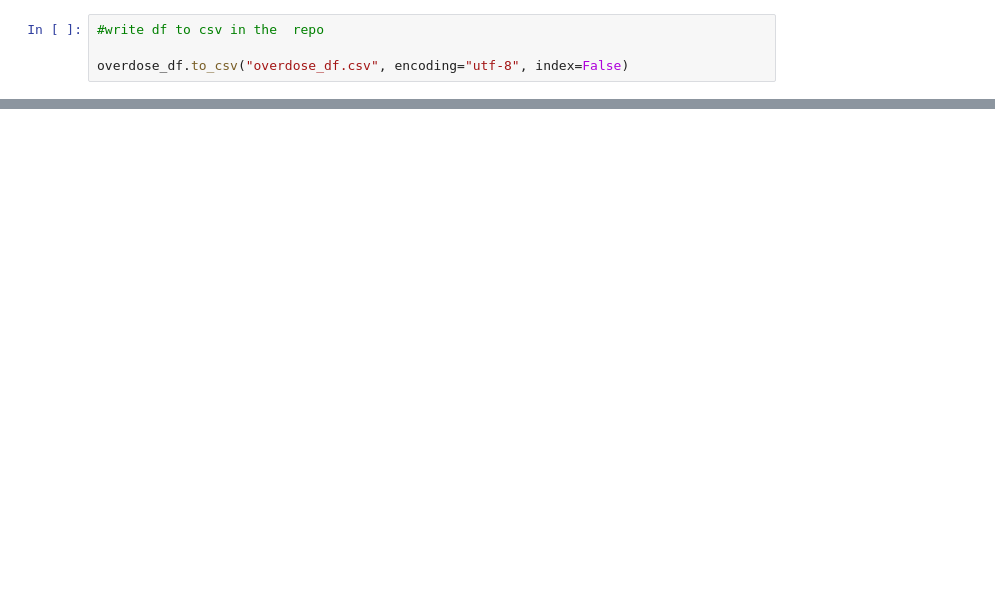
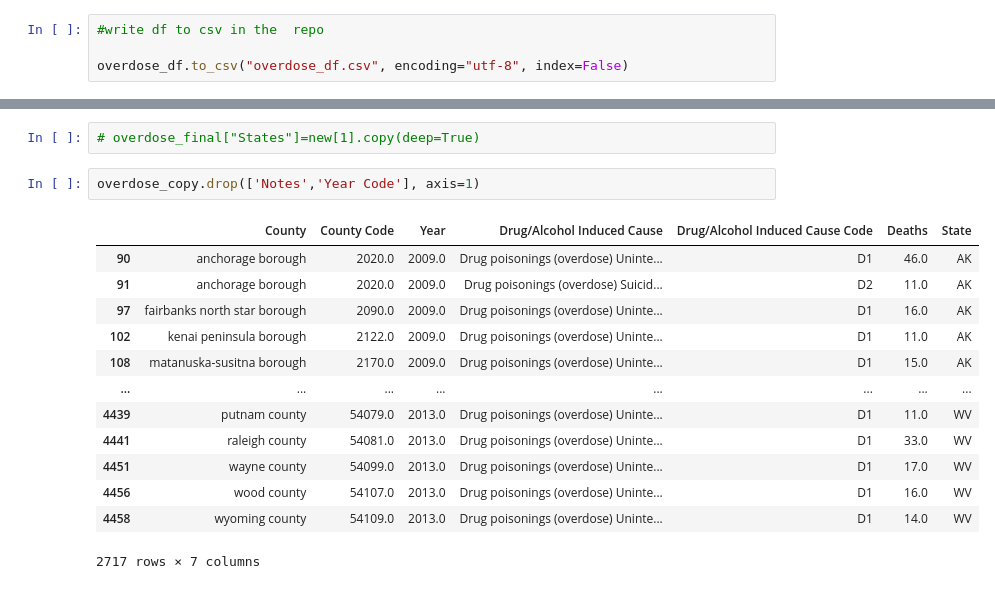
Before and after one commit to MIDS-at-Duke/pds-2022-leep, a Jupyter notebook: 00_source_data/overdose.ipynb, the cells around one changed output, grey strips where cells are left out. Cells and saved outputs as stored; diff of their text form; blank space fills up the shorter version.

```diff
--- a/00_source_data/overdose.ipynb
+++ b/00_source_data/overdose.ipynb
@@ -76,0 +101,18 @@ overdose_final.sample(10)
+# %%
+# overdose_final["States"]=new[1].copy(deep=True)
+# %%
+overdose_copy.drop(['Notes','Year Code'], axis=1)
+# %% [output]
+|  | County | County Code | Year | Drug/Alcohol Induced Cause | Drug/Alcohol Induced Cause Code | Deaths | State |
+| 90 | anchorage borough | 2020.0 | 2009.0 | Drug poisonings (overdose) Uninte... | D1 | 46.0 | AK |
+| 91 | anchorage borough | 2020.0 | 2009.0 | Drug poisonings (overdose) Suicid... | D2 | 11.0 | AK |
+| 97 | fairbanks north star borough | 2090.0 | 2009.0 | Drug poisonings (overdose) Uninte... | D1 | 16.0 | AK |
+| 102 | kenai peninsula borough | 2122.0 | 2009.0 | Drug poisonings (overdose) Uninte... | D1 | 11.0 | AK |
+| 108 | matanuska-susitna borough | 2170.0 | 2009.0 | Drug poisonings (overdose) Uninte... | D1 | 15.0 | AK |
+| ... | ... | ... | ... | ... | ... | ... | ... |
+| 4439 | putnam county | 54079.0 | 2013.0 | Drug poisonings (overdose) Uninte... | D1 | 11.0 | WV |
+| 4441 | raleigh county | 54081.0 | 2013.0 | Drug poisonings (overdose) Uninte... | D1 | 33.0 | WV |
+| 4451 | wayne county | 54099.0 | 2013.0 | Drug poisonings (overdose) Uninte... | D1 | 17.0 | WV |
+| 4456 | wood county | 54107.0 | 2013.0 | Drug poisonings (overdose) Uninte... | D1 | 16.0 | WV |
+| 4458 | wyoming county | 54109.0 | 2013.0 | Drug poisonings (overdose) Uninte... | D1 | 14.0 | WV |
+2717 rows × 7 columns
```
Also changed, not shown: parts of 6 cells of this notebook, 1 other file.
